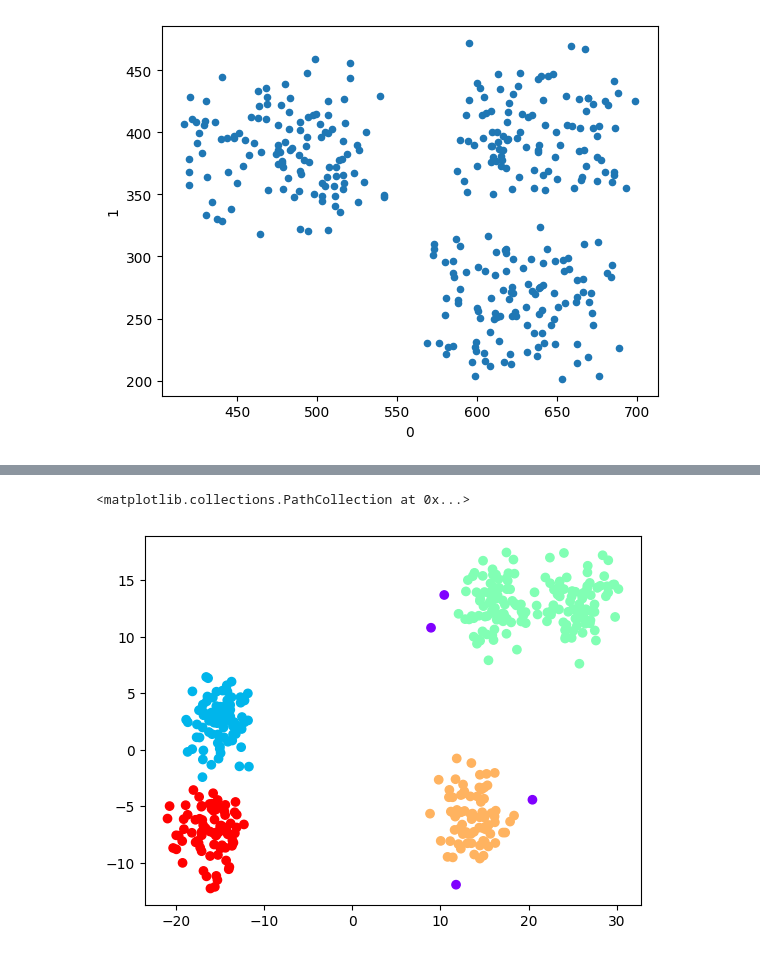
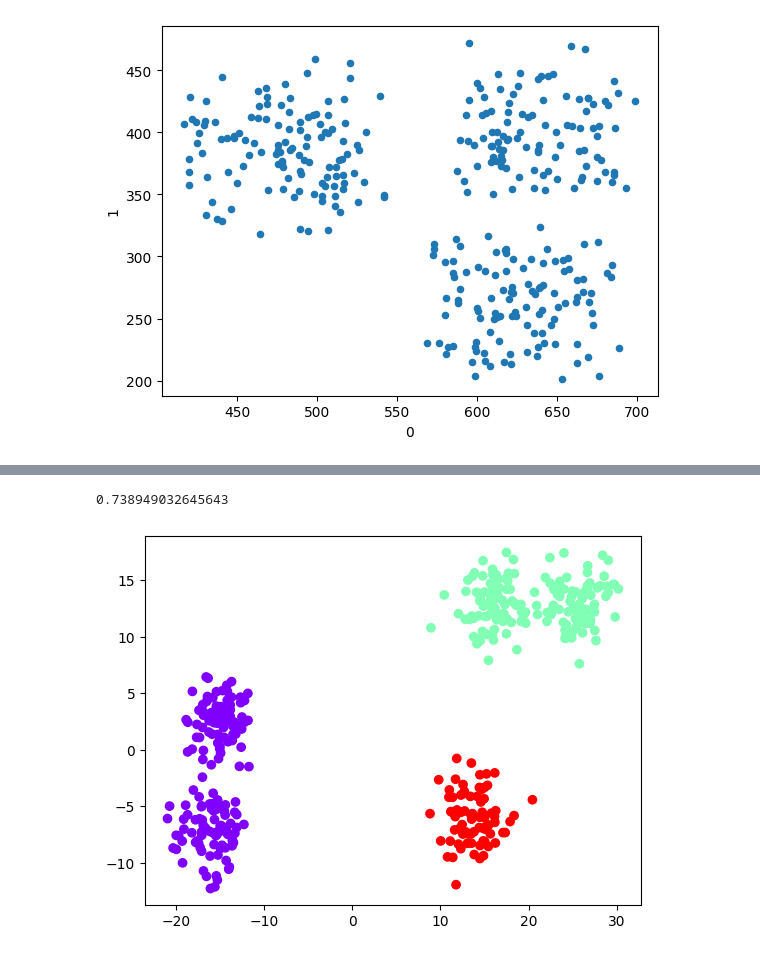
Before and after one commit to adnanqidwai/Comparing_Clustering_Algos, a Jupyter notebook: 2.ipynb, the cells around one changed output, grey strips where cells are left out. Drawn from its saved outputs; the diff is of its cells as text; code cells hidden in the pictures.

```diff
--- a/2.ipynb
+++ b/2.ipynb
@@ -69,7 +82,9 @@ plt.scatter(skewed['x1'], skewed['x2'], c=DBSCAN_skewed.labels_, cmap='rainbow')
 # %%
-DBSCAN_subClusters=DBSCAN(eps=3.5, min_samples=40).fit(subClusters)
+DBSCAN_subClusters=DBSCAN(eps=4, min_samples=20).fit(subClusters)
 plt.scatter(subClusters['x1'], subClusters['x2'], c=DBSCAN_subClusters.labels_, cmap='rainbow')
+dbscan_subClusters_score=silhouette_score(subClusters, DBSCAN_subClusters.labels_)
+print(dbscan_subClusters_score)
 # %% [output]
-<matplotlib.collections.PathCollection at 0x...>
+0.738949032645643
-[figure, old version]
+[figure, new version]
 # %%
```
Also changed, not shown: parts of 8 cells of this notebook.
